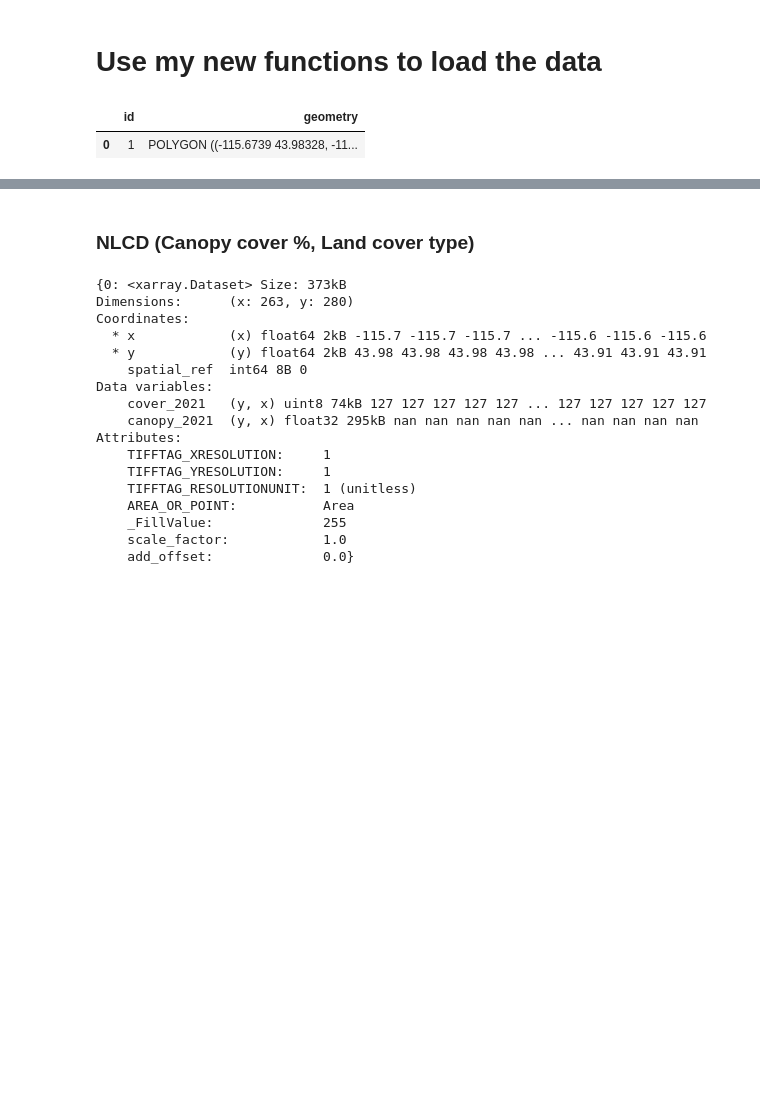
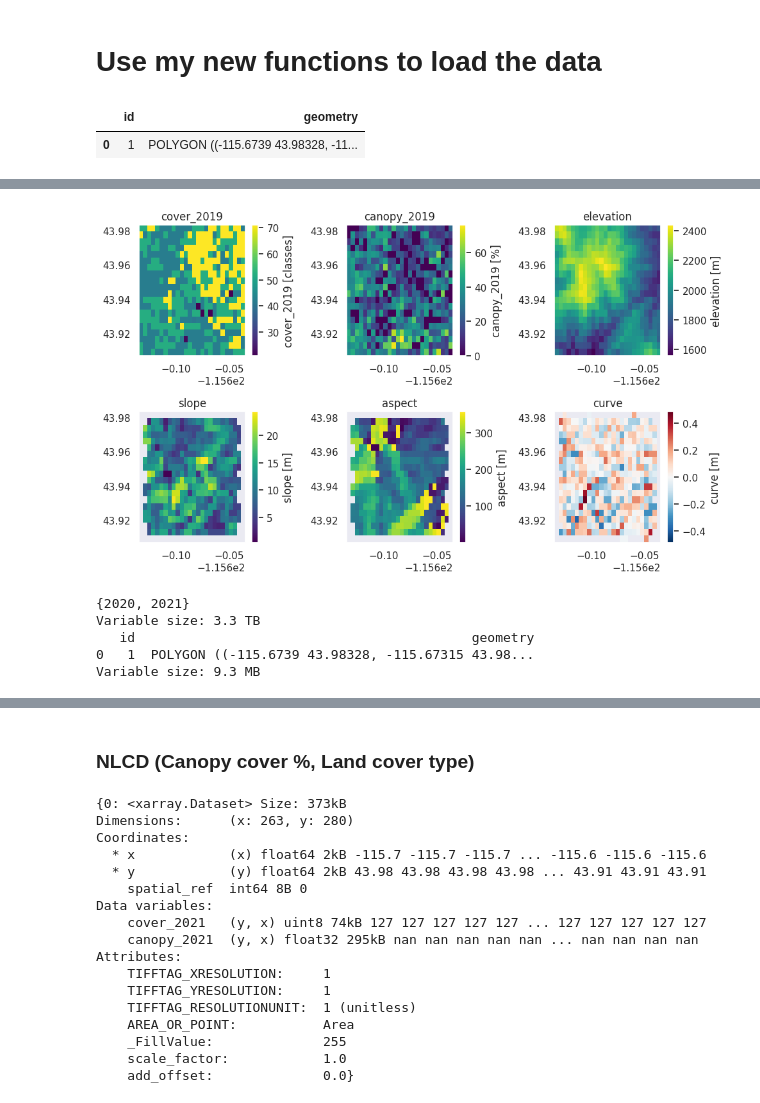
Before and after one commit to julober/snowex_uavsar_coherence, a Jupyter notebook: notebooks/01_data_download_and_prep.ipynb, the cells around one changed output, grey strips where cells are left out. Cells and saved outputs as stored; diff of their text form; code cells hidden in the pictures; blank space fills up the shorter version.

Commit message:
working on aorc assembly

```diff
--- a/notebooks/01_data_download_and_prep.ipynb
+++ b/notebooks/01_data_download_and_prep.ipynb
@@ -305,0 +322,18 @@ KeyboardInterrupt:
+# %%
+n = len(data)
+fig, axes = plt.subplots(int(np.ceil(n / 3)), 3, figsize = (10, 6))
+axes = axes.flatten()
+
+for i, var in enumerate(data.data_vars):
+    # print(var, i)
+    # print(data[var])
+    data[var].plot(ax=axes[i])
+    axes[i].set_title(var)
+    axes[i].set_xlabel('')
+    axes[i].set_ylabel('')
+    # break
+
+plt.tight_layout()
+plt.show()
+# %% [output]
+[figure, added]
@@ -305,0 +620,9 @@ KeyboardInterrupt:
+# %%
+dates_val = validate_date_pairs(dates)
+aorc = get_aorc_layers(mcs_aoi, dates_val, 'EPSG:4326', data['elevation'])
+# %% [output]
+{2020, 2021}
+Variable size: 3.3 TB
+   id                                           geometry
+0   1  POLYGON ((-115.6739 43.98328, -115.67315 43.98...
+Variable size: 9.3 MB
```
Also changed, not shown: parts of 5 cells of this notebook, 1 other file.
